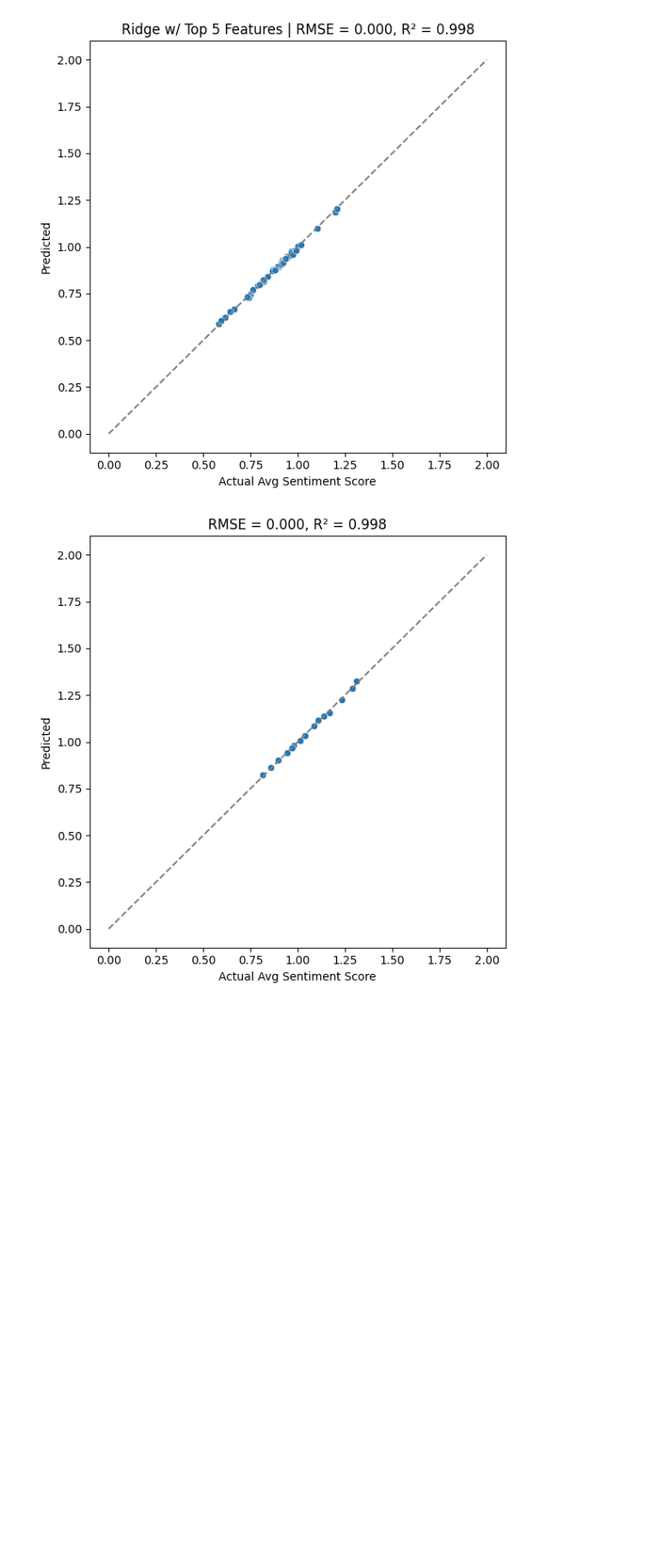
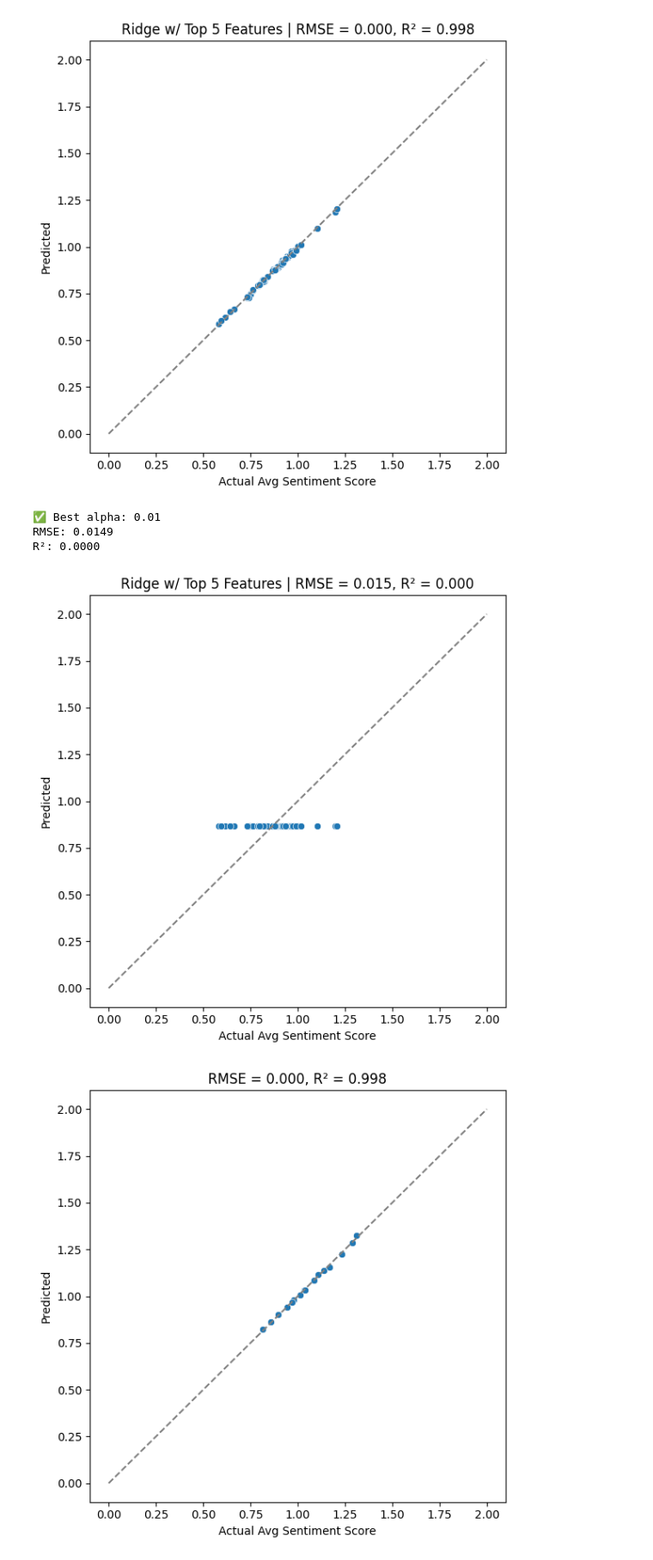
Before and after one commit to eric2003-tj/Python_ML_final, a Jupyter notebook: train_new.ipynb, the cells around one changed output. Shown at 86% size. Saved outputs shown, nothing was run; the diff lists cells and outputs as text; code cells hidden in the pictures; blank space fills up the shorter version.

```diff
--- a/train_new.ipynb
+++ b/train_new.ipynb
@@ -446,6 +471,52 @@ plt.show()
 RMSE: 0.0000
 R²: 0.9979
 [figure]
+# %%
+import pandas as pd
+from sklearn.linear_model import Ridge
+from sklearn.model_selection import train_test_split, GridSearchCV
+from sklearn.metrics import mean_squared_error, r2_score
+import matplotlib.pyplot as plt
+import seaborn as sns
+
+# === 1. 載入資料並選取前 5 特徵 ===
+df = pd.read_csv("daily_sentiment_features.csv")
+df = df.dropna()
+
+top5_features = ['prop_negative', 'vader_avg_compound', 'prop_positive', 'vader_std_compound', 'avg_mentions']
+X = df[top5_features]
+y = df["avg_sentiment_score"]
+
+# === 3. GridSearchCV for Ridge Regression ===
+param_grid = {'alpha': [0.01, 0.1, 1.0, 10, 100]}
+grid = GridSearchCV(Lasso(), param_grid, cv=5, scoring='neg_mean_squared_error')
+grid.fit(X, y)
+
+best_model = grid.best_estimator_
+print(f"✅ Best alpha: {best_model.alpha}")
+
+# === 4. 預測與評估 ===
+y_pred = best_model.predict(X)
+rmse = mean_squared_error(y, y_pred)
+r2 = r2_score(y, y_pred)
+
+print(f"RMSE: {rmse:.4f}")
+print(f"R²: {r2:.4f}")
+
+# === 5. 視覺化 ===
+plt.figure(figsize=(6, 6))
+sns.scatterplot(x=y, y=y_pred)
+plt.plot([0, 2], [0, 2], linestyle='--', color='gray')
+plt.xlabel("Actual Avg Sentiment Score")
+plt.ylabel("Predicted")
+plt.title(f"Ridge w/ Top 5 Features | RMSE = {rmse:.3f}, R² = {r2:.3f}")
+plt.tight_layout()
+plt.show()
+# %% [output]
+✅ Best alpha: 0.01
+RMSE: 0.0149
+R²: 0.0000
+[figure, added]
 # %%
 # === 1. 載入每日特徵資料 ===
 df = pd.read_csv("daily_sentiment_features_test.csv")
```
Also changed, not shown: parts of 4 cells of this notebook.
